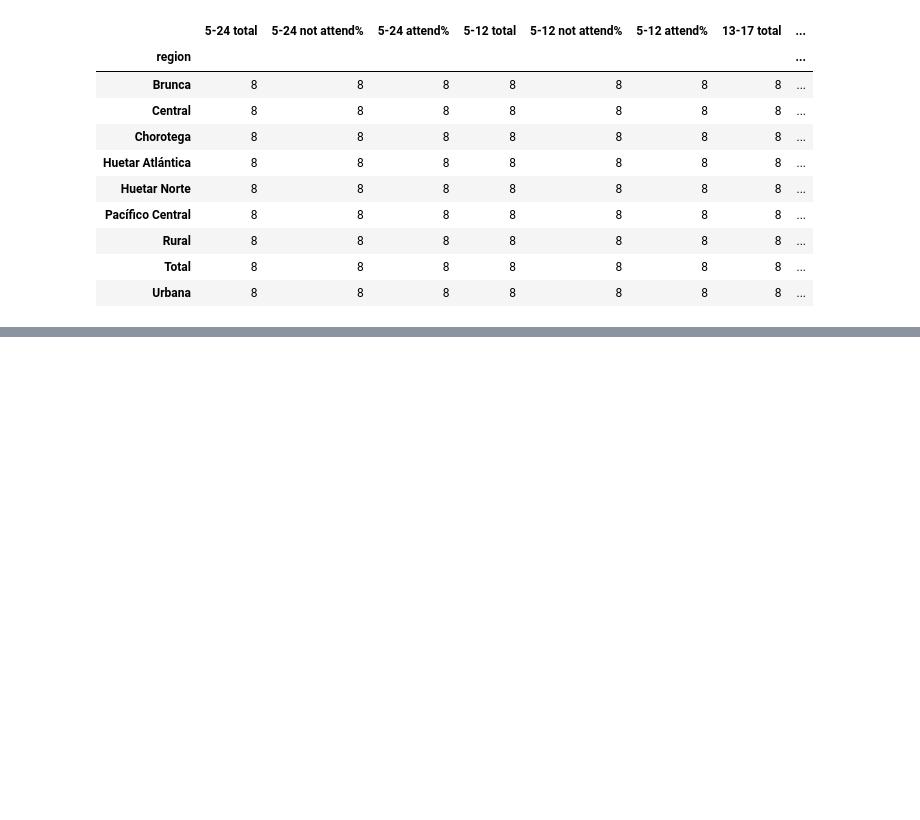
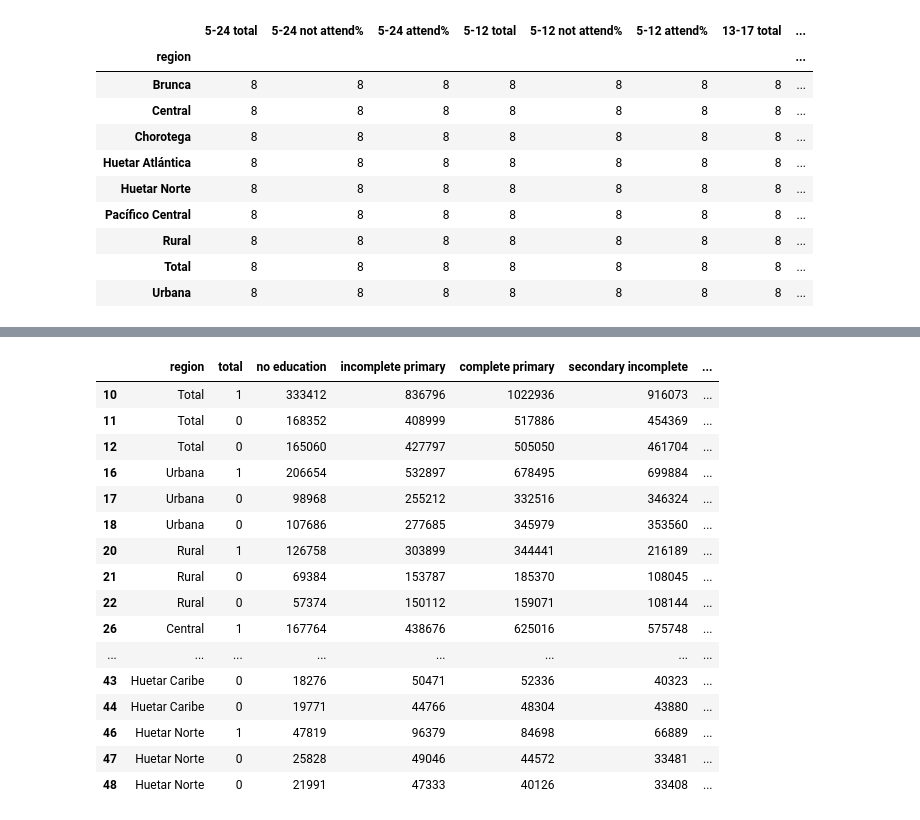
Before and after one commit to zhaomh1998/ece143, a Jupyter notebook: INEC_data_sets.ipynb, the cells around one changed output, grey strips where cells are left out. Cells and saved outputs as stored; diff of their text form; code cells hidden in the pictures; blank space fills up the shorter version.

```diff
--- a/INEC_data_sets.ipynb
+++ b/INEC_data_sets.ipynb
@@ -83,0 +115,34 @@ edu.groupby('region').count()
+# %%
+edu_lvl_cols = ['region', 'total', 'no education', 'incomplete primary', 'complete primary',
+                'secondary incomplete', 'secondary complete', 'technical secondary incomplete', 'technical secondary complete',
+                'undergraduate', 'postgraduate', 'no response']
+edu_lvl = edu_lvl.rename(dict(zip(edu_lvl.columns, edu_lvl_cols)), axis=1).dropna(subset=['region'])
+edu_lvl['male'] = (edu_lvl['region'] == 'Hombres').astype(int)
+edu_lvl['total'] = ((edu_lvl['region'] != 'Hombres') & (edu_lvl['region'] != 'Mujeres')).astype(int)
+# %%
+for index, item in edu_lvl['region'].iteritems():
+    if item == 'Hombres':
+        edu_lvl.loc[index,'region'] = edu_lvl['region'][index-1]
+    elif item == 'Mujeres':
+        edu_lvl.loc[index,'region'] = edu_lvl['region'][index-2]
+edu_lvl = edu_lvl.dropna()
+# %%
+edu_lvl
+# %% [output]
+|  | region | total | no education | incomplete primary | complete primary | secondary incomplete | ... |
+| 10 | Total | 1 | 333412 | 836796 | 1022936 | 916073 | ... |
+| 11 | Total | 0 | 168352 | 408999 | 517886 | 454369 | ... |
+| 12 | Total | 0 | 165060 | 427797 | 505050 | 461704 | ... |
+| 16 | Urbana | 1 | 206654 | 532897 | 678495 | 699884 | ... |
+| 17 | Urbana | 0 | 98968 | 255212 | 332516 | 346324 | ... |
+| 18 | Urbana | 0 | 107686 | 277685 | 345979 | 353560 | ... |
+| 20 | Rural | 1 | 126758 | 303899 | 344441 | 216189 | ... |
+| 21 | Rural | 0 | 69384 | 153787 | 185370 | 108045 | ... |
+| 22 | Rural | 0 | 57374 | 150112 | 159071 | 108144 | ... |
+| 26 | Central | 1 | 167764 | 438676 | 625016 | 575748 | ... |
+| ... | ... | ... | ... | ... | ... | ... | ... |
+| 43 | Huetar Caribe | 0 | 18276 | 50471 | 52336 | 40323 | ... |
+| 44 | Huetar Caribe | 0 | 19771 | 44766 | 48304 | 43880 | ... |
+| 46 | Huetar Norte | 1 | 47819 | 96379 | 84698 | 66889 | ... |
+| 47 | Huetar Norte | 0 | 25828 | 49046 | 44572 | 33481 | ... |
+| 48 | Huetar Norte | 0 | 21991 | 47333 | 40126 | 33408 | ... |
```
Also changed, not shown: parts of 2 cells of this notebook.
